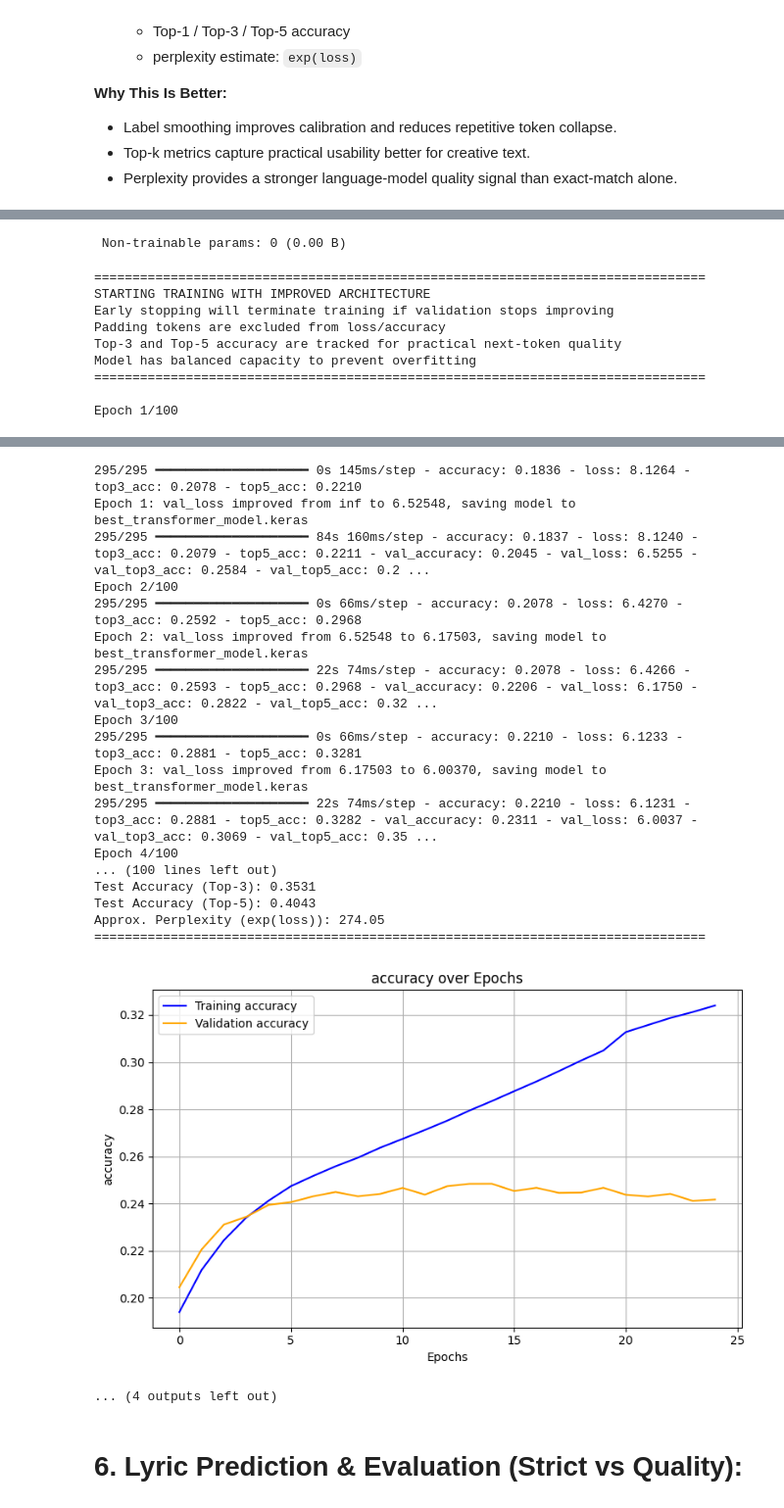
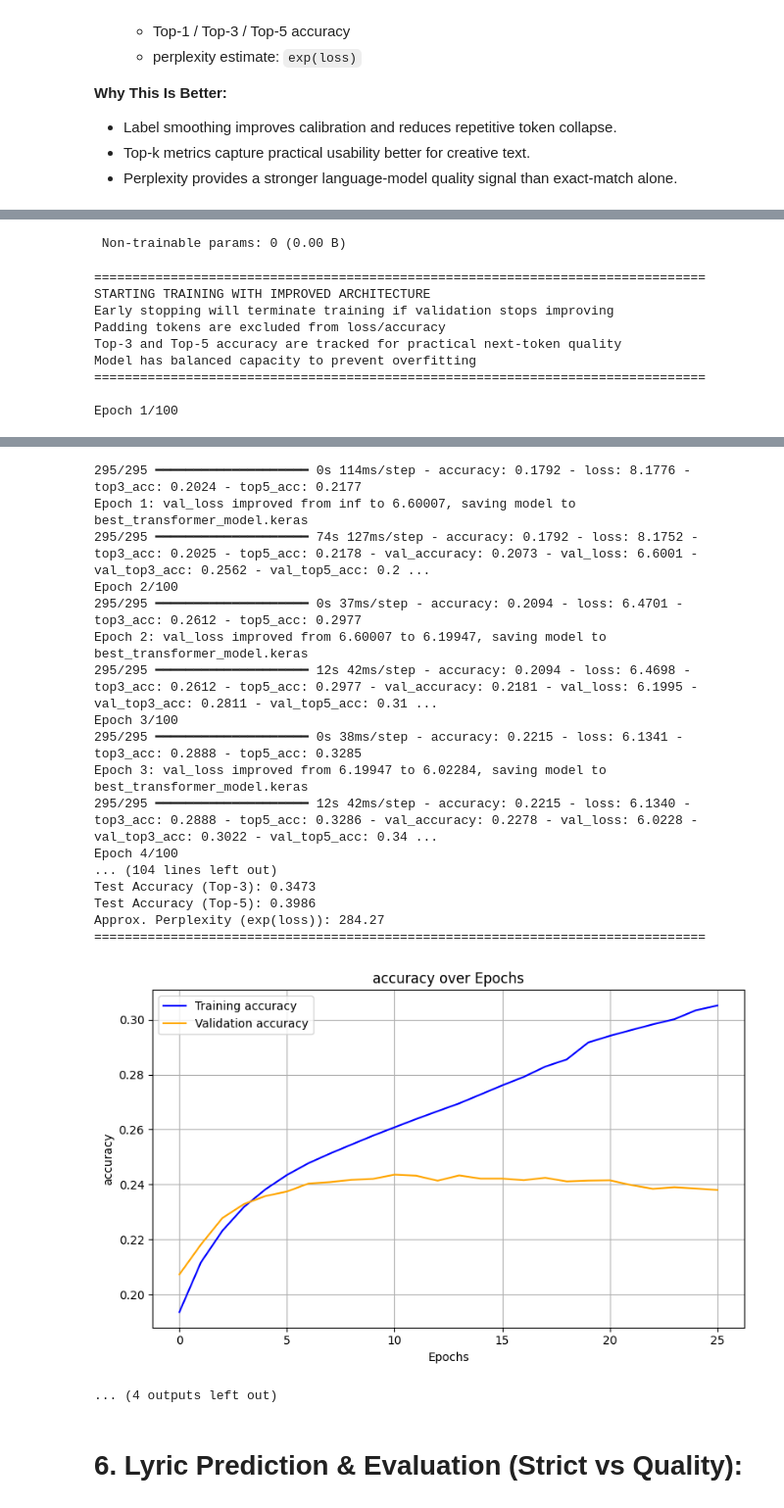
Before and after one commit to emansarahafi/LyricGen, a Jupyter notebook: LyricGen.ipynb, the cells around one changed output, grey strips where cells are left out. Shown at 98% size. Cells and saved outputs as stored; diff of their text form; code cells hidden in the pictures.

```diff
--- a/LyricGen.ipynb
+++ b/LyricGen.ipynb
@@ -497,9 +497,11 @@ def transformer_decoder_layer(embed_dim, num_heads, ff_dim, dropout_rate, layer_
     inputs = Input(shape=(None, embed_dim), name=f"{layer_name}_Input")
 
     # Causal self-attention (attends only to previous positions) with attention dropout
+    # key_dim = embed_dim // num_heads follows the standard Transformer convention
+    # (each head operates in a d_k = d_model / h dimensional space)
     attention = MultiHeadAttention(
         num_heads=num_heads,
-        key_dim=embed_dim,
+        key_dim=embed_dim // num_heads,
         dropout=dropout_rate,  # Added attention dropout
         name=f"{layer_name}_MHA"
     )(inputs, inputs, use_causal_mask=True)
@@ -707,7 +709,8 @@ train_sample_weights = (train_target != 0).astype(np.float32)
 val_sample_weights = (val_target != 0).astype(np.float32)
 
 # Create Dataset Pipelines with prefetching for better performance
-train_dataset = tf.data.Dataset.from_tensor_slices((train_input, train_target, train_sample_weights)).batch(batch_size).shuffle(5000).prefetch(tf.data.AUTOTUNE)
+# shuffle BEFORE batch so individual samples are shuffled, not just batch order
+train_dataset = tf.data.Dataset.from_tensor_slices((train_input, train_target, train_sample_weights)).shuffle(5000).batch(batch_size).prefetch(tf.data.AUTOTUNE)
 val_dataset = tf.data.Dataset.from_tensor_slices((val_input, val_target, val_sample_weights)).batch(batch_size).prefetch(tf.data.AUTOTUNE)
 
 # Define Early Stopping Callback with more patience
@@ -873,21 +876,21 @@ I0000 00:00:1773438191.987808      67 device_compiler.h:188] Compiled cluster us
-295/295 ━━━━━━━━━━━━━━━━━━━━ 0s 145ms/step - accuracy: 0.1836 - loss: 8.1264 - top3_acc: 0.2078 - top5_acc: 0.2210
-Epoch 1: val_loss improved from inf to 6.52548, saving model to best_transformer_model.keras
-295/295 ━━━━━━━━━━━━━━━━━━━━ 84s 160ms/step - accuracy: 0.1837 - loss: 8.1240 - top3_acc: 0.2079 - top5_acc: 0.2211 - val_accuracy: 0.2045 - val_loss: 6.5255 - val_top3_acc: 0.2584 - val_top5_acc: 0.2 ...
+295/295 ━━━━━━━━━━━━━━━━━━━━ 0s 114ms/step - accuracy: 0.1792 - loss: 8.1776 - top3_acc: 0.2024 - top5_acc: 0.2177
+Epoch 1: val_loss improved from inf to 6.60007, saving model to best_transformer_model.keras
+295/295 ━━━━━━━━━━━━━━━━━━━━ 74s 127ms/step - accuracy: 0.1792 - loss: 8.1752 - top3_acc: 0.2025 - top5_acc: 0.2178 - val_accuracy: 0.2073 - val_loss: 6.6001 - val_top3_acc: 0.2562 - val_top5_acc: 0.2 ...
 Epoch 2/100
-295/295 ━━━━━━━━━━━━━━━━━━━━ 0s 66ms/step - accuracy: 0.2078 - loss: 6.4270 - top3_acc: 0.2592 - top5_acc: 0.2968
-Epoch 2: val_loss improved from 6.52548 to 6.17503, saving model to best_transformer_model.keras
-295/295 ━━━━━━━━━━━━━━━━━━━━ 22s 74ms/step - accuracy: 0.2078 - loss: 6.4266 - top3_acc: 0.2593 - top5_acc: 0.2968 - val_accuracy: 0.2206 - val_loss: 6.1750 - val_top3_acc: 0.2822 - val_top5_acc: 0.32 ...
+295/295 ━━━━━━━━━━━━━━━━━━━━ 0s 37ms/step - accuracy: 0.2094 - loss: 6.4701 - top3_acc: 0.2612 - top5_acc: 0.2977
+Epoch 2: val_loss improved from 6.60007 to 6.19947, saving model to best_transformer_model.keras
+295/295 ━━━━━━━━━━━━━━━━━━━━ 12s 42ms/step - accuracy: 0.2094 - loss: 6.4698 - top3_acc: 0.2612 - top5_acc: 0.2977 - val_accuracy: 0.2181 - val_loss: 6.1995 - val_top3_acc: 0.2811 - val_top5_acc: 0.31 ...
 Epoch 3/100
-295/295 ━━━━━━━━━━━━━━━━━━━━ 0s 66ms/step - accuracy: 0.2210 - loss: 6.1233 - top3_acc: 0.2881 - top5_acc: 0.3281
-Epoch 3: val_loss improved from 6.17503 to 6.00370, saving model to best_transformer_model.keras
-295/295 ━━━━━━━━━━━━━━━━━━━━ 22s 74ms/step - accuracy: 0.2210 - loss: 6.1231 - top3_acc: 0.2881 - top5_acc: 0.3282 - val_accuracy: 0.2311 - val_loss: 6.0037 - val_top3_acc: 0.3069 - val_top5_acc: 0.35 ...
+295/295 ━━━━━━━━━━━━━━━━━━━━ 0s 38ms/step - accuracy: 0.2215 - loss: 6.1341 - top3_acc: 0.2888 - top5_acc: 0.3285
+Epoch 3: val_loss improved from 6.19947 to 6.02284, saving model to best_transformer_model.keras
+295/295 ━━━━━━━━━━━━━━━━━━━━ 12s 42ms/step - accuracy: 0.2215 - loss: 6.1340 - top3_acc: 0.2888 - top5_acc: 0.3286 - val_accuracy: 0.2278 - val_loss: 6.0228 - val_top3_acc: 0.3022 - val_top5_acc: 0.34 ...
 Epoch 4/100
-... (100 lines left out)
-Test Accuracy (Top-3): 0.3531
-Test Accuracy (Top-5): 0.4043
-Approx. Perplexity (exp(loss)): 274.05
+... (104 lines left out)
+Test Accuracy (Top-3): 0.3473
+Test Accuracy (Top-5): 0.3986
+Approx. Perplexity (exp(loss)): 284.27
 ================================================================================
-[figure, old version]
+[figure, new version]
 ... (4 outputs left out)
 # %% [markdown]
 # **6. Lyric Prediction & Evaluation (Strict vs Quality):**
```
Also changed, not shown: parts of 4 cells of this notebook.
